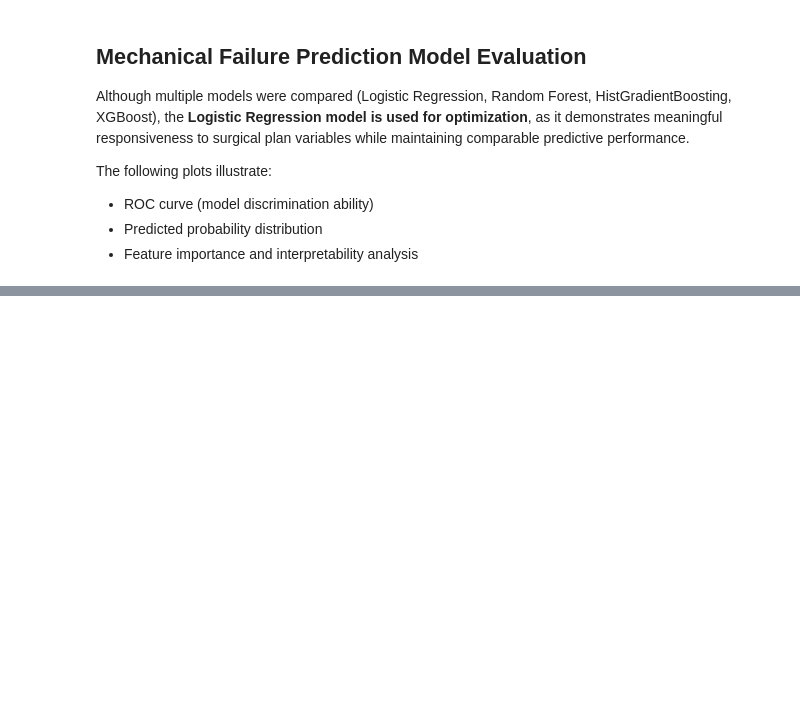
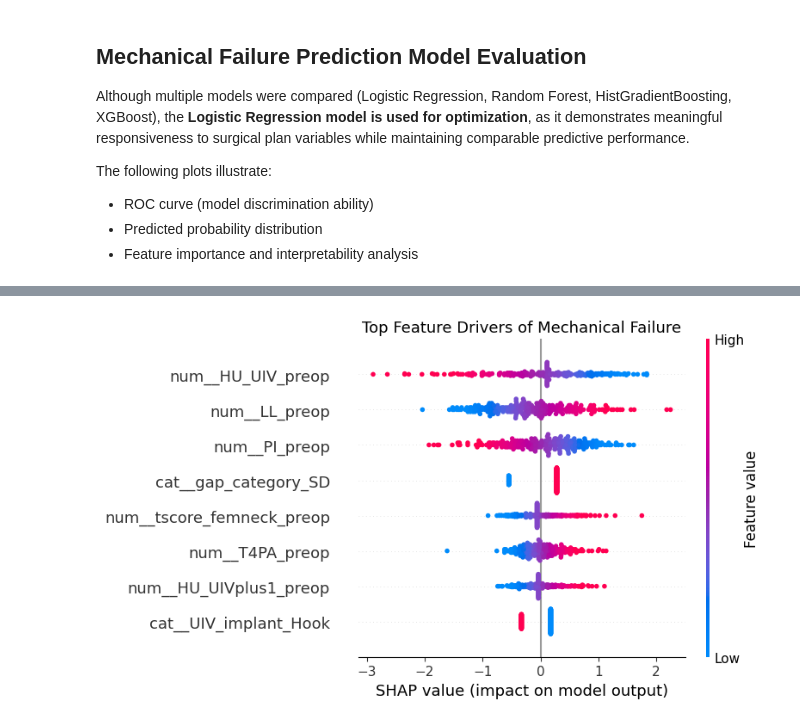
Before and after one commit to 124578-UW/Data-Science-Capstone, a Jupyter notebook: notebooks/02_mech_fail_baseline.ipynb, the cells around one changed output, grey strips where cells are left out. Drawn from its saved outputs; the diff is of its cells as text; code cells hidden in the pictures; blank space fills up the shorter version.

```diff
--- a/notebooks/02_mech_fail_baseline.ipynb
+++ b/notebooks/02_mech_fail_baseline.ipynb
@@ -464,0 +577,2 @@ save_model(pipe_xgb, "mech_fail_xgb")
+# %%
+pipe_xgb.fit(X, y)
@@ -697,0 +827,42 @@ plt.show()
+# %%
+import shap
+import numpy as np
+import matplotlib.pyplot as plt
+
+# Fit final model on full dataset (for interpretation only)
+pipe_logreg.fit(X, y)
+
+# Extract components
+preprocessor = pipe_logreg.named_steps["prep"]
+model = pipe_logreg.named_steps["clf"]
+
+# Transform X
+X_transformed = preprocessor.transform(X)
+
+# Get feature names after preprocessing
+feature_names = preprocessor.get_feature_names_out()
+
+# Create SHAP explainer (linear model)
+explainer = shap.LinearExplainer(model, X_transformed)
+shap_values = explainer(X_transformed)
+
+# Compute mean absolute SHAP values
+mean_abs = np.abs(shap_values.values).mean(axis=0)
+
+# Select top 8 features
+top_idx = np.argsort(mean_abs)[-8:]
+
+# Plot only top 8
+plt.figure()
+shap.summary_plot(
+    shap_values[:, top_idx],
+    X_transformed[:, top_idx],
+    feature_names=np.array(feature_names)[top_idx],
+    show=False
+)
+
+plt.title("Top Feature Drivers of Mechanical Failure", fontsize=13)
+plt.tight_layout()
+plt.show()
+# %% [output]
+[figure, added]
```
Also changed, not shown: parts of 26 cells of this notebook.
